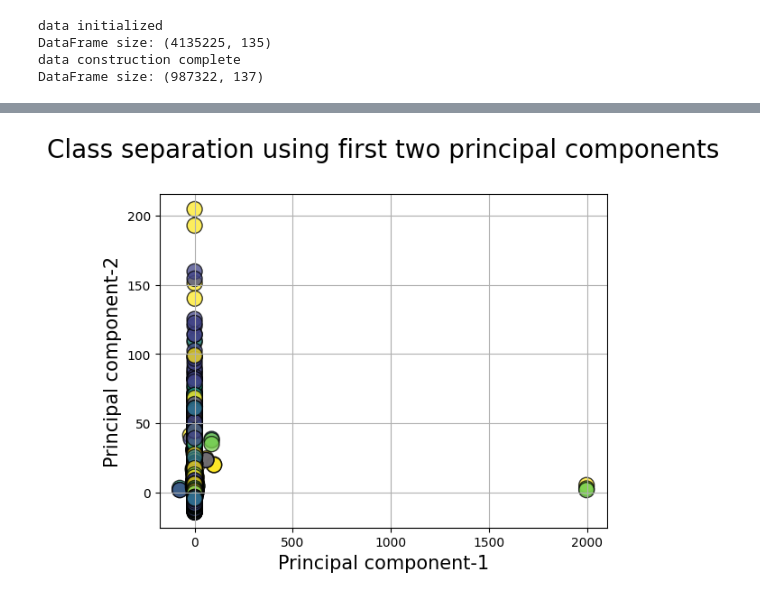
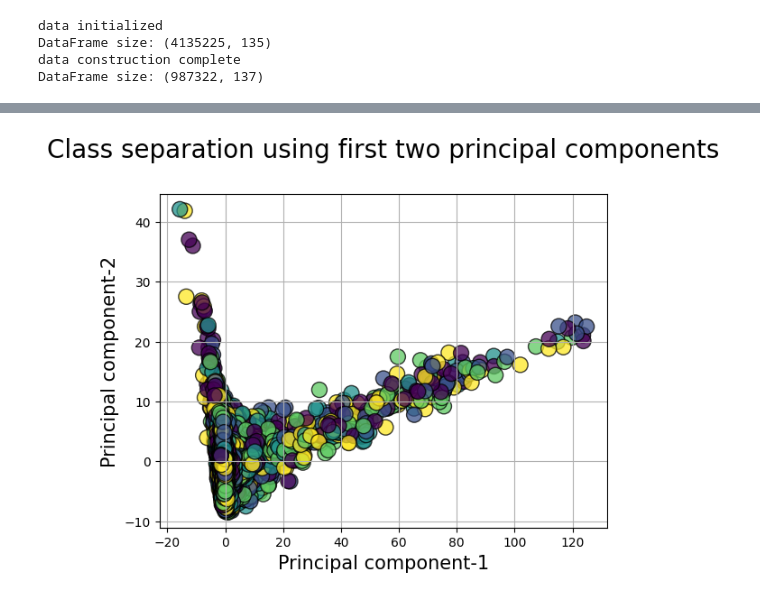
Before and after one commit to pengjin2/ml_project, a Jupyter notebook: test.ipynb, the cells around one changed output, grey strips where cells are left out. Saved outputs shown, nothing was run; the diff lists cells and outputs as text; code cells hidden in the pictures.

```diff
--- a/test.ipynb
+++ b/test.ipynb
@@ -47,0 +24,2 @@ feature_data_imputedx = pca.fit(feature_data_imputed)
+# %%
+stock_df = data_obj.data_clean_na()
@@ -48,2 +44,20 @@ feature_data_imputedx = pca.fit(feature_data_imputed)
+# %%
+pca = PCA()
+stock_df_pca_model_obj = pca.fit(stock_df[data_obj.feature_col])
+# %%
+pca_index_val = np.arange(0, len(stock_df_pca_model_obj.explained_variance_ratio_), 1)
+pca_index_rename = [f'comp_{i}' for i in pca_index_val]
+pca_var = stock_df_pca_model_obj.explained_variance_ratio_
+pca_cumu_var = stock_df_pca_model_obj.explained_variance_ratio_.cumsum()
+pca_result_df = pd.DataFrame([pca_index_val, pca_index_rename, pca_var, pca_cumu_var]).T
+pca_result_df.columns = ['index_values', 'renamed_columns', 'expl_var', 'expl_var_cumu']
+# Find out when did we reach 80% explanation of variance
+pca_result_df_80 = pca_result_df[pca_result_df.expl_var_cumu<=0.8].copy()
+stock_df_trans = pd.DataFrame(data=pca.transform(stock_df[data_obj.feature_col]))
+stock_df_trans_80 = stock_df_trans[pca_result_df_80.index_values]
+stock_df_trans_80.columns = pca_result_df_80.renamed_columns
+stock_df_trans_80 = pd.concat([stock_df[data_obj.id_columns].reset_index(), stock_df_trans_80.reset_index(), stock_df[data_obj.ret_col].reset_index()], axis=1)
+class_bins = [-9999999]+[return_df['ret_exc_lead1m'].quantile(i) for i in np.arange(0,1,0.2)]+[9999999999]
+stock_df_trans_80['ret_class'] = pd.cut(stock_df_trans_80['ret_exc_lead1m'], class_bins, labels=[1,2,3,4,5,6]).astype(int)
 # %%
 plt.figure(figsize=(10,6))
@@ -84,12 +81,9 @@ Name: 1, Length: 987322, dtype: float64
 # %%
-dfx_trans = pd.DataFrame(dfx_trans)
-values = [-9999999]+[return_df['ret_exc_lead1m'].quantile(i) for i in np.arange(0,1,0.2)]+[9999999999]
-rets = pd.cut(return_df['ret_exc_lead1m'], values, labels=[1,2,3,4,5,6]).fillna(3).astype(int)
-plt.scatter(dfx_trans[0],dfx_trans[1],c=rets,edgecolors='k',alpha=0.75,s=150)
+plt.scatter(stock_df_trans_80['comp_0'],stock_df_trans_80['comp_1'],c=stock_df_trans_80['ret_class'],edgecolors='k',alpha=0.75,s=150)
 plt.grid(True)
 plt.title("Class separation using first two principal components\n",fontsize=20)
 plt.xlabel("Principal component-1",fontsize=15)
 plt.ylabel("Principal component-2",fontsize=15)
 plt.show()
 # %% [output]
-[figure, old version]
+[figure, new version]
```
Also changed, not shown: parts of 11 cells of this notebook.
